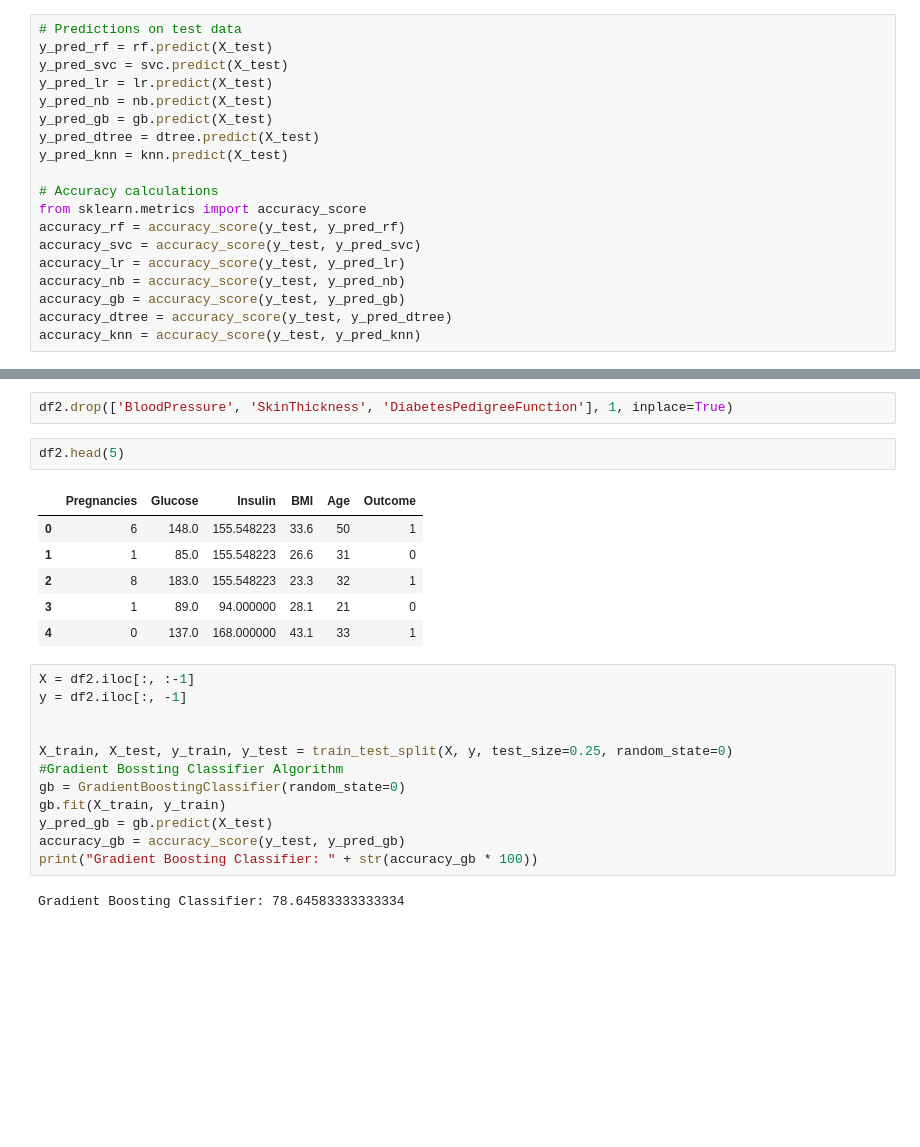
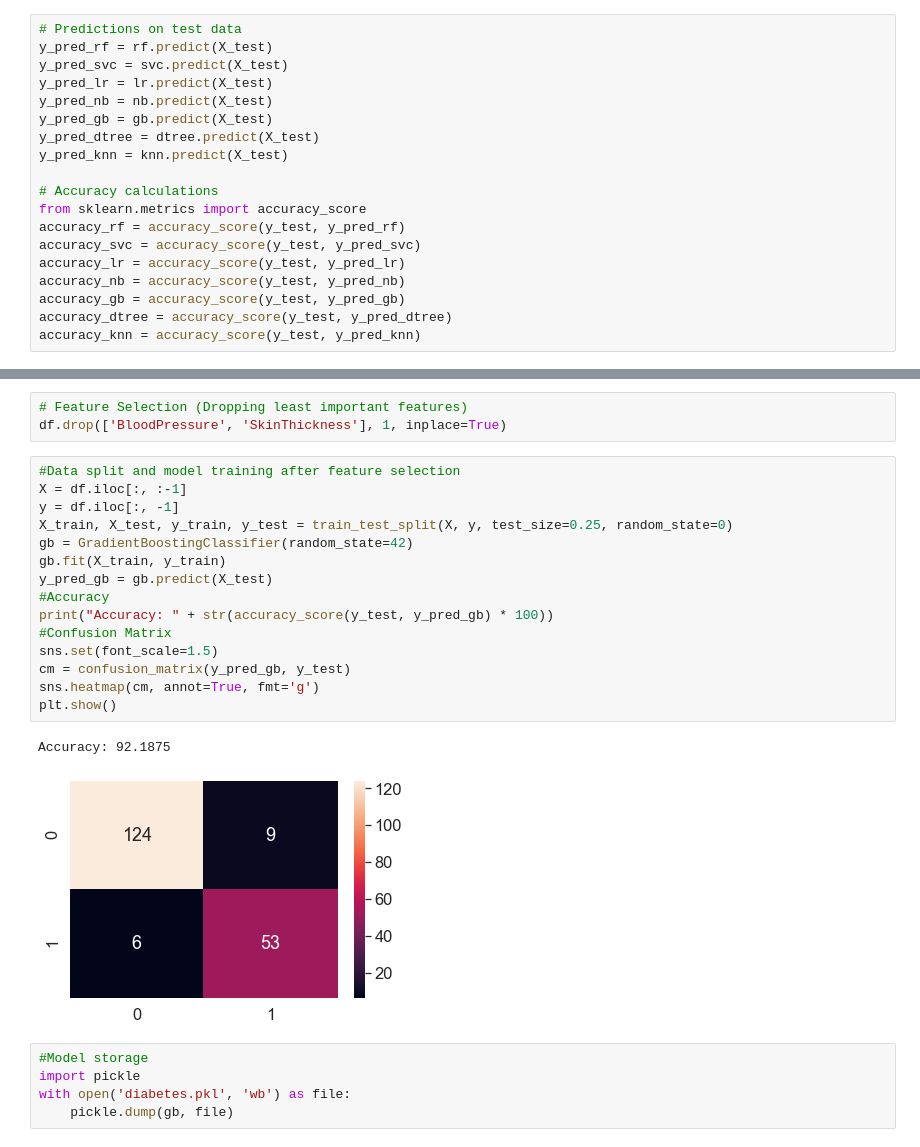
Before and after one commit to shikharsingh2697/Diabetes-Prediction, a Jupyter notebook: DiabetesPrediction.ipynb, the cells around one changed output, grey strips where cells are left out. Saved outputs shown, nothing was run; the diff lists cells and outputs as text; blank space fills up the shorter version.

Commit message:
Feature Selection, final model check

```diff
--- a/DiabetesPrediction.ipynb
+++ b/DiabetesPrediction.ipynb
@@ -234,25 +208,26 @@ plt.show()
 # %%
-df2.drop(['BloodPressure', 'SkinThickness', 'DiabetesPedigreeFunction'], 1, inplace=True)
+# Feature Selection (Dropping least important features)
+df.drop(['BloodPressure', 'SkinThickness'], 1, inplace=True)
-# %%
-df2.head(5)
-# %% [output]
-|  | Pregnancies | Glucose | Insulin | BMI | Age | Outcome |
-| 0 | 6 | 148.0 | 155.548223 | 33.6 | 50 | 1 |
-| 1 | 1 | 85.0 | 155.548223 | 26.6 | 31 | 0 |
-| 2 | 8 | 183.0 | 155.548223 | 23.3 | 32 | 1 |
-| 3 | 1 | 89.0 | 94.000000 | 28.1 | 21 | 0 |
-| 4 | 0 | 137.0 | 168.000000 | 43.1 | 33 | 1 |
 # %%
-X = df2.iloc[:, :-1]
-y = df2.iloc[:, -1]
-
-
+#Data split and model training after feature selection
+X = df.iloc[:, :-1]
+y = df.iloc[:, -1]
 X_train, X_test, y_train, y_test = train_test_split(X, y, test_size=0.25, random_state=0)
-#Gradient Bossting Classifier Algorithm
-gb = GradientBoostingClassifier(random_state=0)
+gb = GradientBoostingClassifier(random_state=42)
 gb.fit(X_train, y_train)
 y_pred_gb = gb.predict(X_test)
-accuracy_gb = accuracy_score(y_test, y_pred_gb)
-print("Gradient Boosting Classifier: " + str(accuracy_gb * 100))
+#Accuracy
+print("Accuracy: " + str(accuracy_score(y_test, y_pred_gb) * 100))
+#Confusion Matrix
+sns.set(font_scale=1.5)
+cm = confusion_matrix(y_pred_gb, y_test)
+sns.heatmap(cm, annot=True, fmt='g')
+plt.show()
 # %% [output]
-Gradient Boosting Classifier: 78.64583333333334
+Accuracy: 92.1875
+[figure, added]
+# %%
+#Model storage
+import pickle
+with open('diabetes.pkl', 'wb') as file:
+    pickle.dump(gb, file)
```
Also changed, not shown: parts of 9 cells of this notebook, 1 other file.
